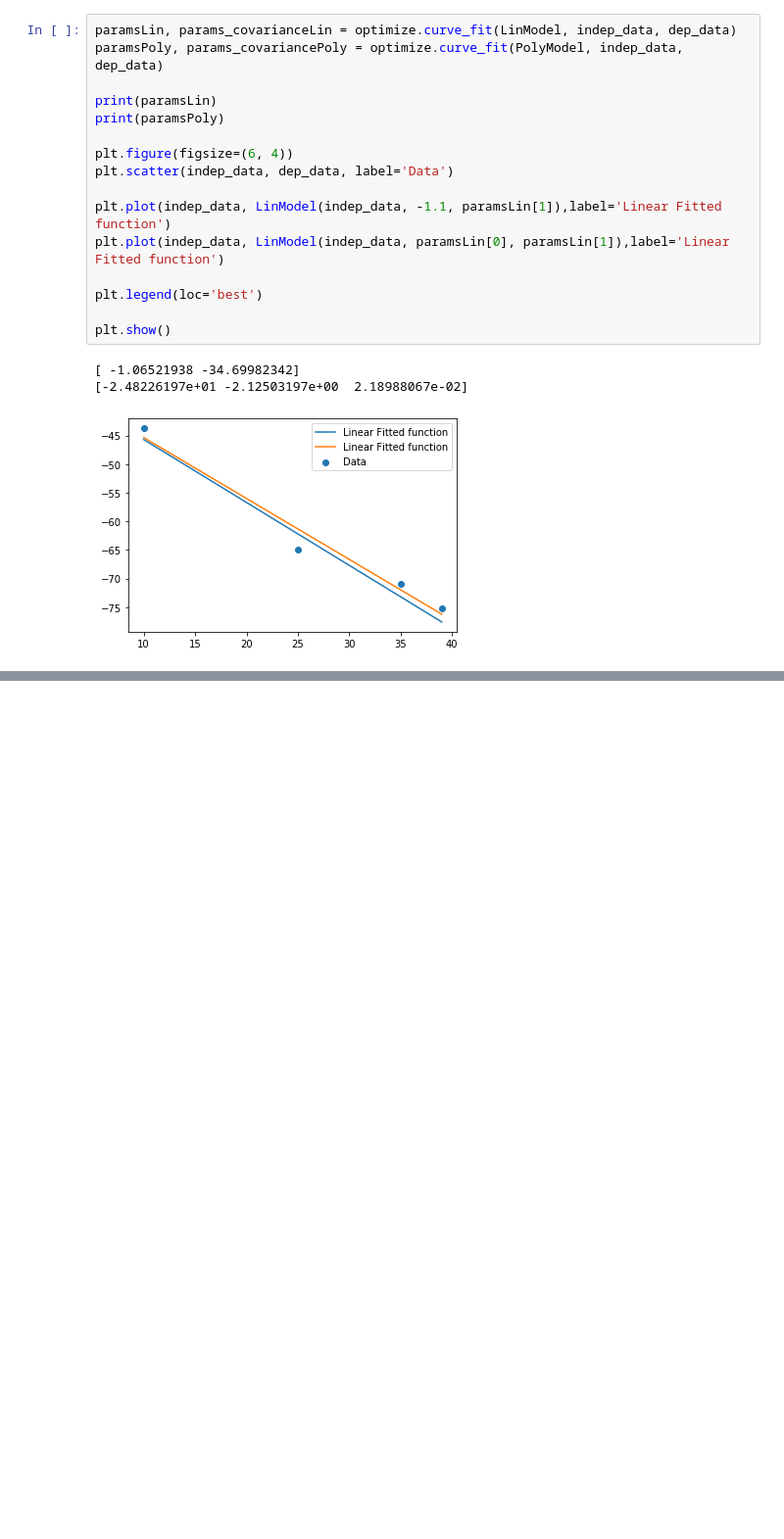
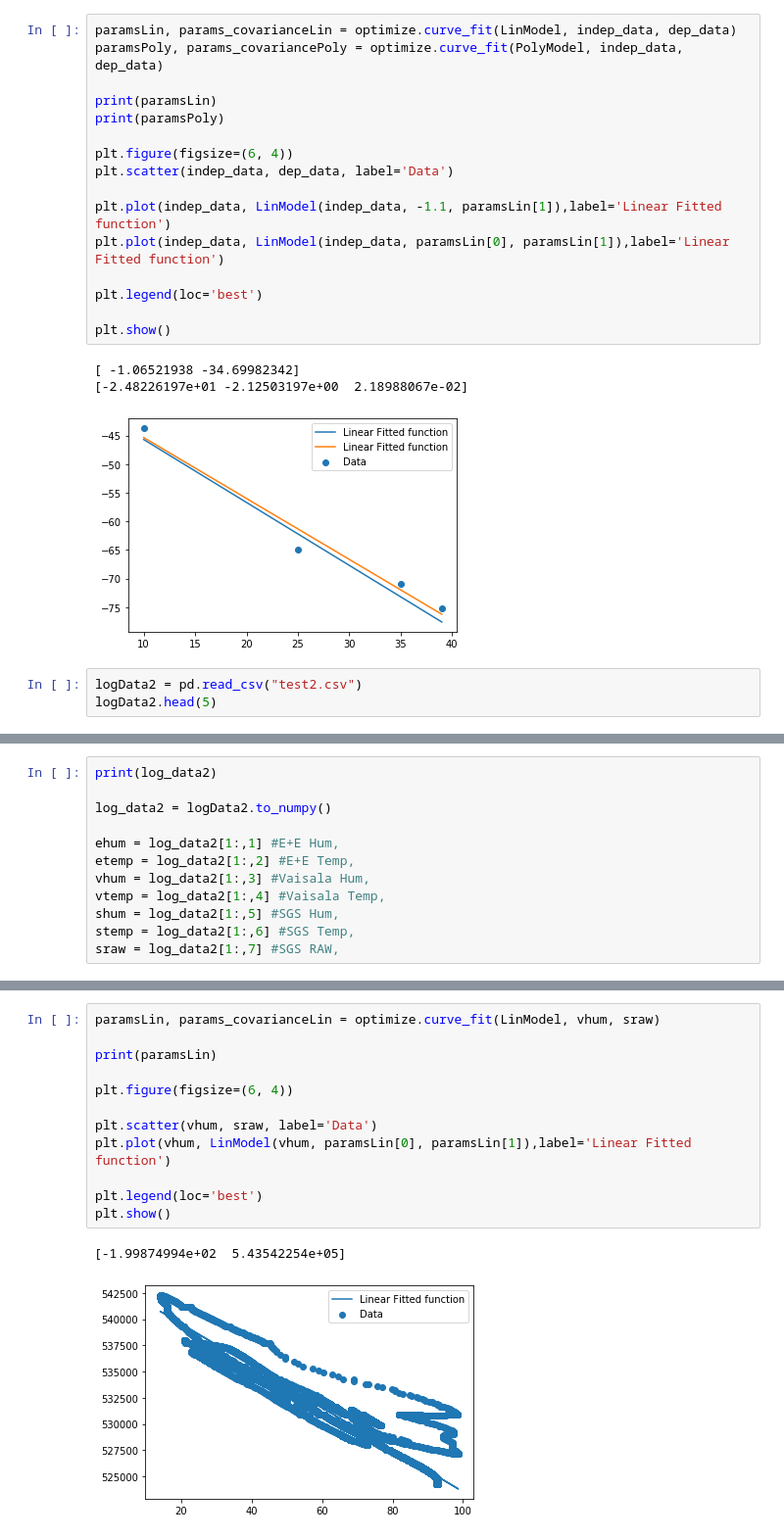
Before and after one commit to Karan96Kaushik/Python-Curve-Fitting-Test, a Jupyter notebook: Humidity_Curve_Fitting.ipynb, the cells around one changed output, grey strips where cells are left out. Shown: that part at 98% size. Drawn from its saved outputs; the diff is of its cells as text; blank space fills up the shorter version.

```diff
--- a/Humidity_Curve_Fitting.ipynb
+++ b/Humidity_Curve_Fitting.ipynb
@@ -69,3 +82,6 @@ plt.show()
 [ -1.06521938 -34.69982342]
 [-2.48226197e+01 -2.12503197e+00  2.18988067e-02]
 [figure]
+# %%
+logData2 = pd.read_csv("test2.csv")
+logData2.head(5)
@@ -71,0 +95,12 @@ plt.show()
+# %%
+print(log_data2)
+
+log_data2 = logData2.to_numpy()
+
+ehum = log_data2[1:,1] #E+E Hum,
+etemp = log_data2[1:,2] #E+E Temp,
+vhum = log_data2[1:,3] #Vaisala Hum,
+vtemp = log_data2[1:,4] #Vaisala Temp,
+shum = log_data2[1:,5] #SGS Hum,
+stemp = log_data2[1:,6] #SGS Temp,
+sraw = log_data2[1:,7] #SGS RAW,
@@ -71,0 +155,15 @@ plt.show()
+# %%
+paramsLin, params_covarianceLin = optimize.curve_fit(LinModel, vhum, sraw)
+
+print(paramsLin)
+
+plt.figure(figsize=(6, 4))
+
+plt.scatter(vhum, sraw, label='Data')
+plt.plot(vhum, LinModel(vhum, paramsLin[0], paramsLin[1]),label='Linear Fitted function')
+
+plt.legend(loc='best')
+plt.show()
+# %% [output]
+[-1.99874994e+02  5.43542254e+05]
+[figure, added]
```
Also changed, not shown: parts of 5 cells of this notebook, 1 other file.
